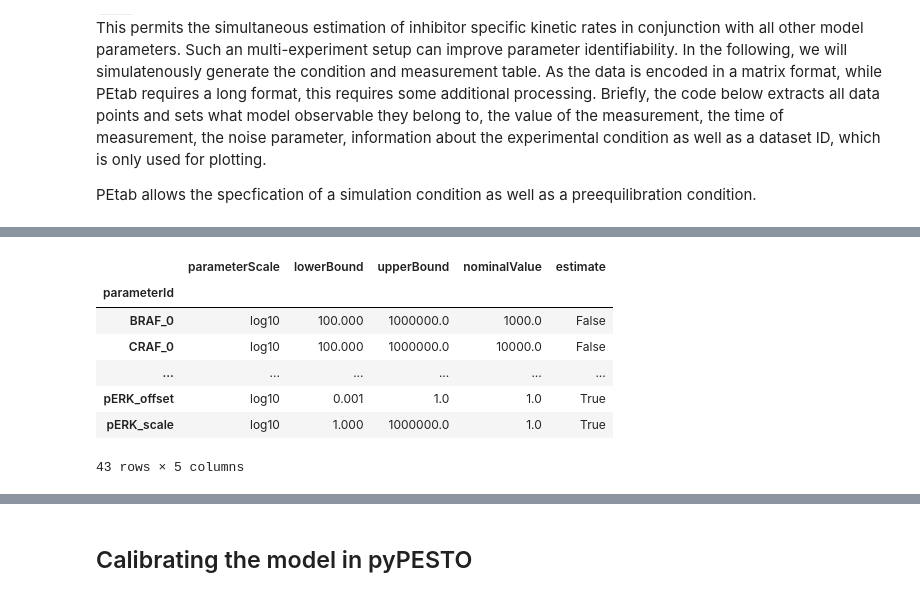
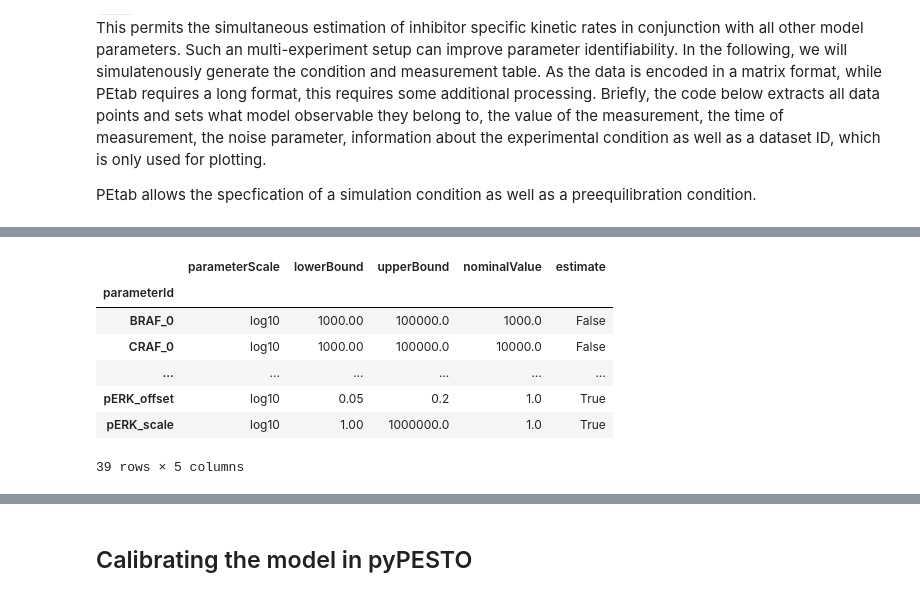
Before and after one commit to FFroehlich/energy_modeling_chapter, a Jupyter notebook: chapter.ipynb, the cells around one changed output, grey strips where cells are left out. Cells and saved outputs as stored; diff of their text form; code cells hidden in the pictures.

```diff
--- a/chapter.ipynb
+++ b/chapter.ipynb
@@ -386,13 +410,11 @@ lbs = {
     'dG': -10,
     'ddG': -10,
     'phi': 0,
-    'offset': 1e-3,
+    'offset': 5e-2,
     'scale': 1e0,
-    '0': 1e2,
     'eq': 1e1,
-    'kcat': 1e-3,
-    'kf': 1e-2,
-    'kD': 1e-4,
+    '0': 1e3,
+    'kcat': 1e-2,
     'gexpslope': 1e0,
     'kdeg': 1e-3,
     'kM': 1e-3,
@@ -404,51 +426,49 @@ ubs = {
     'dG': 10,
     'ddG': 10,
     'phi': 1,
-    'offset': 1e0,
+    'offset': 2e-1,
     'scale': 1e6,
-    '0': 1e6,
     'eq': 1e5,
-    'kcat': 1e3,
-    'kf': 1e4,
-    'kD': 1e1,
+    '0': 1e5,
+    'kcat': 1e5,
     'gexpslope': 1e6,
     'kdeg': 1e2,
     'kM': 1e1,
     'kcatr': 1e0,
     'koff': 1e0,
 }
 
 initials = {
     'BRAF_0': 1e3,
     'CRAF_0': 1e4,
     'MEK_0': 1e5,
     'ERK_0': 1e5,
     'RAS_0': 5e4,
 }
 
 
 parameter_table = pd.DataFrame([
     {
         petab.PARAMETER_ID: par,
         petab.PARAMETER_SCALE: petab.LIN if par.endswith(('_Ea', '_dG', '_ddG', '_phi')) else petab.LOG10,
         petab.LOWER_BOUND: lbs[par.split('_')[-1]],
         petab.UPPER_BOUND: ubs[par.split('_')[-1]],
         petab.NOMINAL_VALUE: initials[par] if par.endswith('_0') else 1.0,
         petab.ESTIMATE: False if par.endswith(('_phi', '_0')) else True,
 
     } for par in free_parameters
 ]).set_index(petab.PARAMETER_ID)
 
 parameter_table
 # %% [output]
 |  | parameterScale | lowerBound | upperBound | nominalValue | estimate |
 | parameterId |  |  |  |  |  |
-| BRAF_0 | log10 | 100.000 | 1000000.0 | 1000.0 | False |
-| CRAF_0 | log10 | 100.000 | 1000000.0 | 10000.0 | False |
+| BRAF_0 | log10 | 1000.00 | 100000.0 | 1000.0 | False |
+| CRAF_0 | log10 | 1000.00 | 100000.0 | 10000.0 | False |
 | ... | ... | ... | ... | ... | ... |
-| pERK_offset | log10 | 0.001 | 1.0 | 1.0 | True |
-| pERK_scale | log10 | 1.000 | 1000000.0 | 1.0 | True |
+| pERK_offset | log10 | 0.05 | 0.2 | 1.0 | True |
+| pERK_scale | log10 | 1.00 | 1000000.0 | 1.0 | True |
-43 rows × 5 columns
+39 rows × 5 columns
 # %%
 import petab
 import libsbml
```
Also changed, not shown: parts of 18 cells of this notebook.
